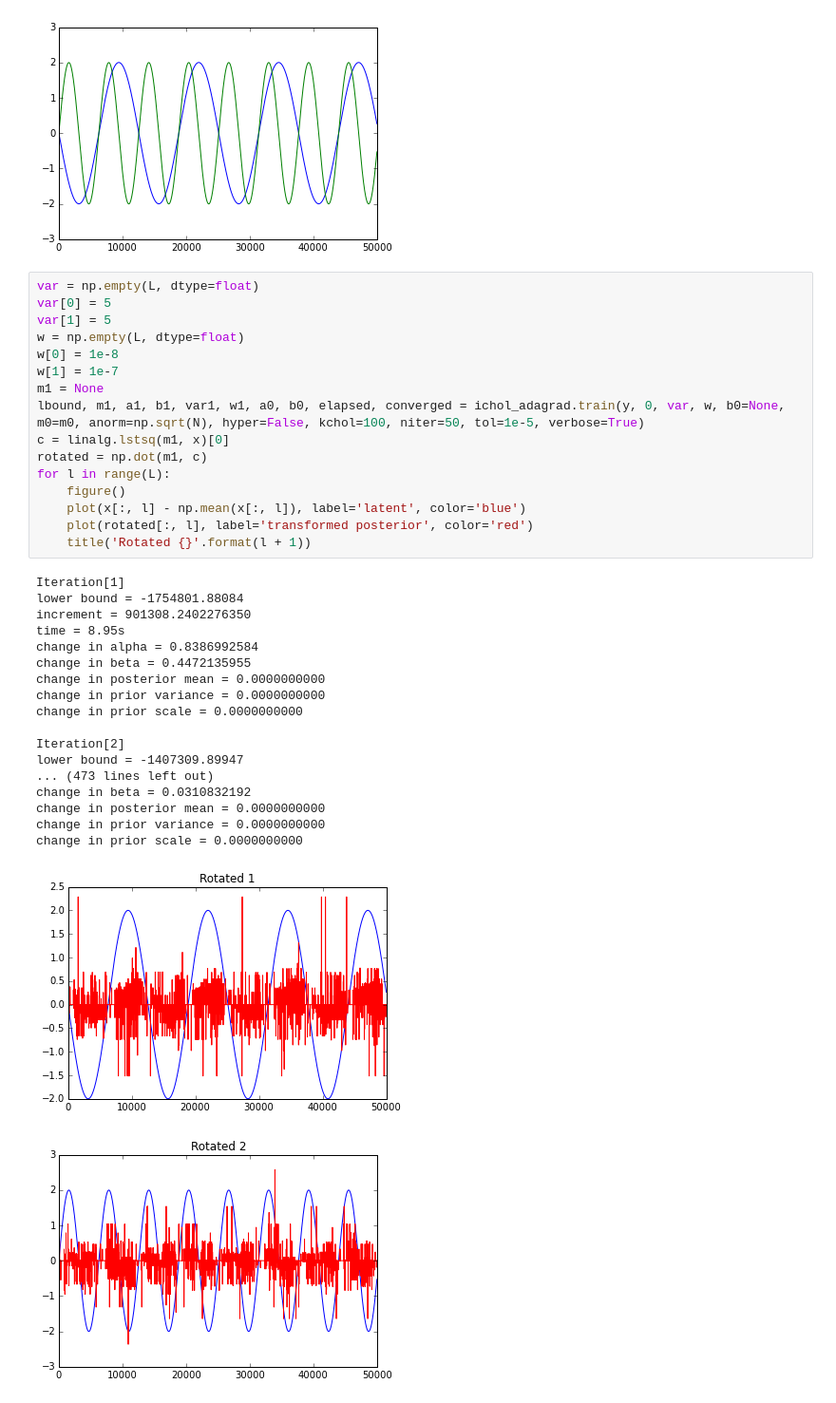
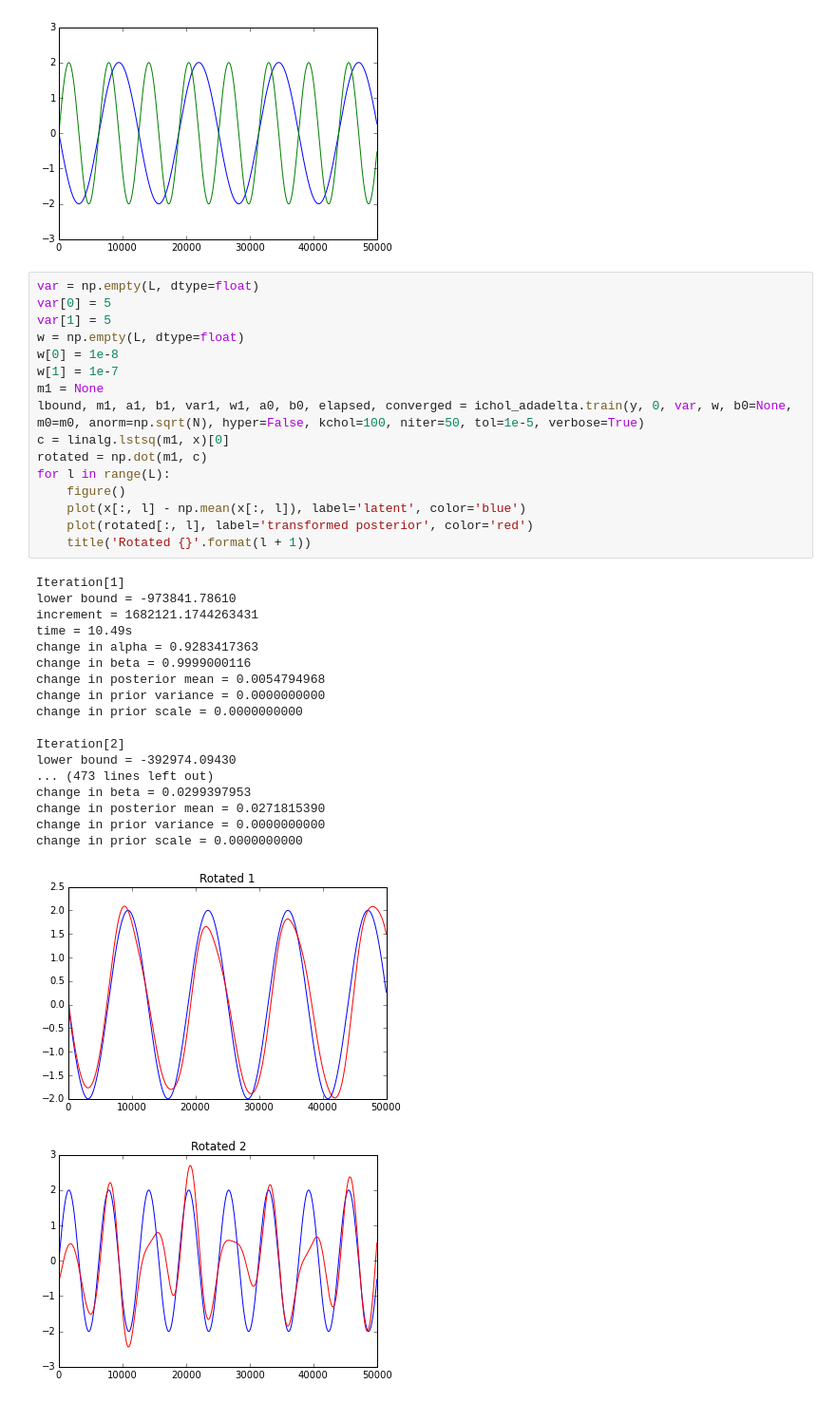
Before and after one commit to catniplab/vlgp, a Jupyter notebook: latent_only.ipynb, the cells around one changed output. Shown at 95% size. Drawn from its saved outputs; the diff is of its cells as text.

Commit message:
adadelta

```diff
--- a/latent_only.ipynb
+++ b/latent_only.ipynb
@@ -211,36 +211,36 @@ plot(x)
 # %%
 var = np.empty(L, dtype=float)
 var[0] = 5
 var[1] = 5
 w = np.empty(L, dtype=float)
 w[0] = 1e-8
 w[1] = 1e-7
 m1 = None
-lbound, m1, a1, b1, var1, w1, a0, b0, elapsed, converged = ichol_adagrad.train(y, 0, var, w, b0=None, m0=m0, anorm=np.sqrt(N), hyper=False, kchol=100, niter=50, tol=1e-5, verbose=True)
+lbound, m1, a1, b1, var1, w1, a0, b0, elapsed, converged = ichol_adadelta.train(y, 0, var, w, b0=None, m0=m0, anorm=np.sqrt(N), hyper=False, kchol=100, niter=50, tol=1e-5, verbose=True)
 c = linalg.lstsq(m1, x)[0]
 rotated = np.dot(m1, c)
 for l in range(L):
     figure()
     plot(x[:, l] - np.mean(x[:, l]), label='latent', color='blue')
     plot(rotated[:, l], label='transformed posterior', color='red')
     title('Rotated {}'.format(l + 1))
 # %% [output]
 Iteration[1]
-lower bound = -1754801.88084
-increment = 901308.2402276350
-time = 8.95s
-change in alpha = 0.8386992584
-change in beta = 0.4472135955
-change in posterior mean = 0.0000000000
+lower bound = -973841.78610
+increment = 1682121.1744263431
+time = 10.49s
+change in alpha = 0.9283417363
+change in beta = 0.9999000116
+change in posterior mean = 0.0054794968
 change in prior variance = 0.0000000000
 change in prior scale = 0.0000000000
 
 Iteration[2]
-lower bound = -1407309.89947
+lower bound = -392974.09430
 ... (473 lines left out)
-change in beta = 0.0310832192
-change in posterior mean = 0.0000000000
+change in beta = 0.0299397953
+change in posterior mean = 0.0271815390
 change in prior variance = 0.0000000000
 change in prior scale = 0.0000000000
-[figure, old version]
+[figure, new version]
-[figure, old version]
+[figure, new version]
```
Also changed, not shown: parts of 2 cells of this notebook, 2 other files.
